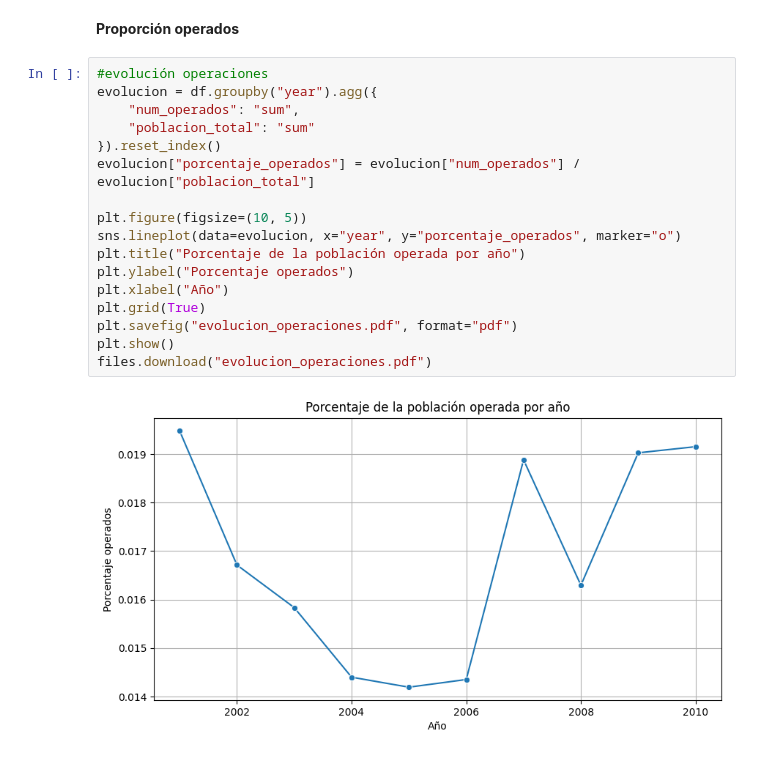
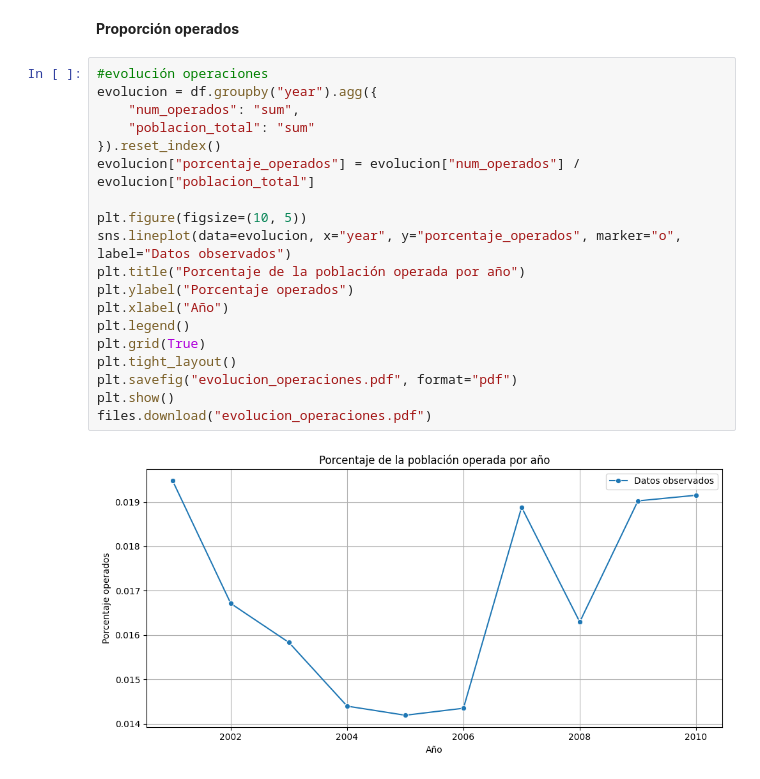
Before and after one commit to vcfq/Competencia-y-Regulaci-n, a Jupyter notebook: Tarea_Empírica1.ipynb, the cells around one changed output. Saved outputs shown, nothing was run; the diff lists cells and outputs as text.

```diff
--- a/Tarea_Empírica1.ipynb
+++ b/Tarea_Empírica1.ipynb
@@ -88,21 +228,23 @@ plt.show()
 # %%
 #evolución operaciones
 evolucion = df.groupby("year").agg({
     "num_operados": "sum",
     "poblacion_total": "sum"
 }).reset_index()
 evolucion["porcentaje_operados"] = evolucion["num_operados"] / evolucion["poblacion_total"]
 
 plt.figure(figsize=(10, 5))
-sns.lineplot(data=evolucion, x="year", y="porcentaje_operados", marker="o")
+sns.lineplot(data=evolucion, x="year", y="porcentaje_operados", marker="o", label="Datos observados")
 plt.title("Porcentaje de la población operada por año")
 plt.ylabel("Porcentaje operados")
 plt.xlabel("Año")
+plt.legend()
 plt.grid(True)
+plt.tight_layout()
 plt.savefig("evolucion_operaciones.pdf", format="pdf")
 plt.show()
 files.download("evolucion_operaciones.pdf")
 # %% [output]
-[figure, old version]
+[figure, new version]
 [interactive output not drawn]
 [interactive output not drawn]
```
Also changed, not shown: parts of 19 cells of this notebook.
